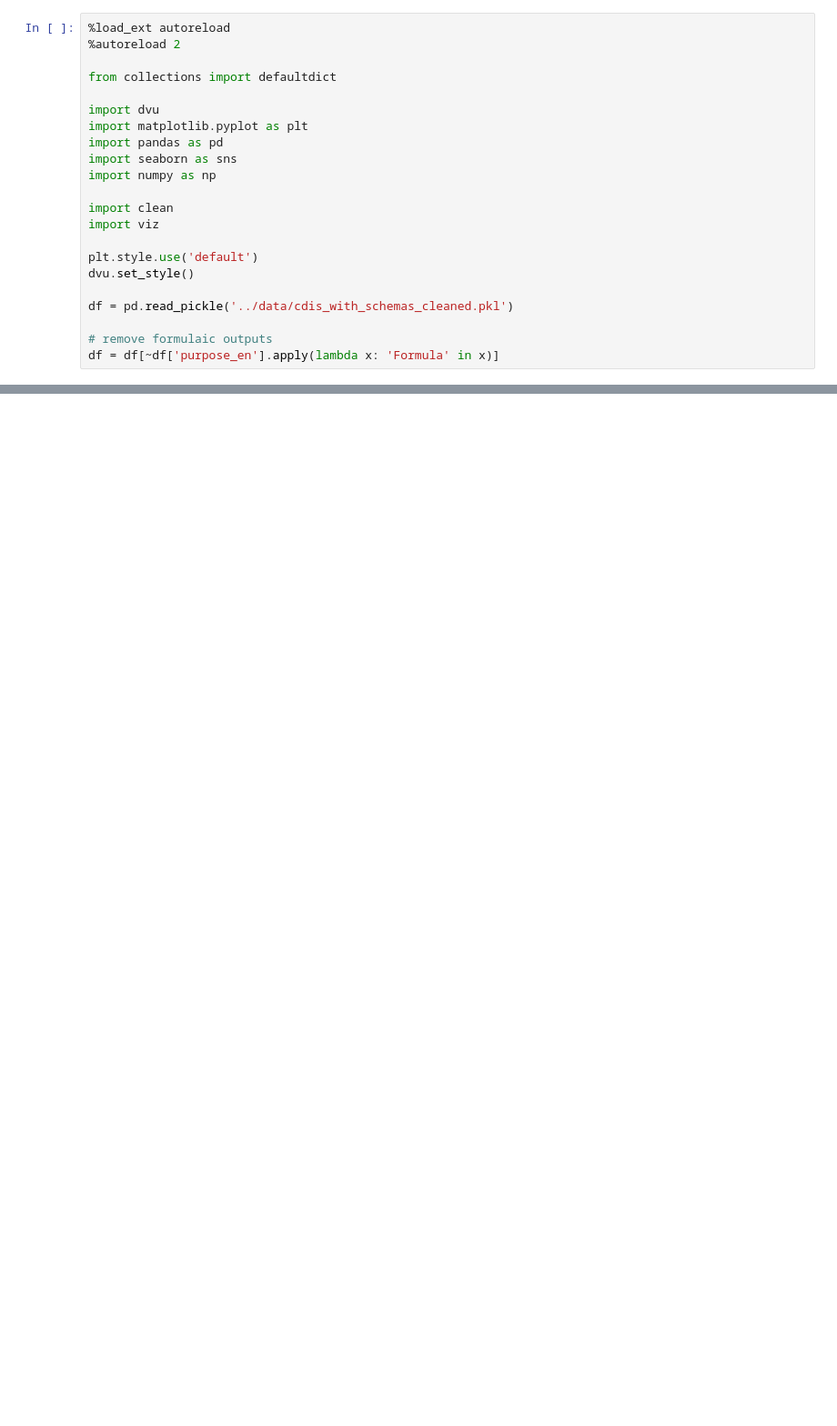
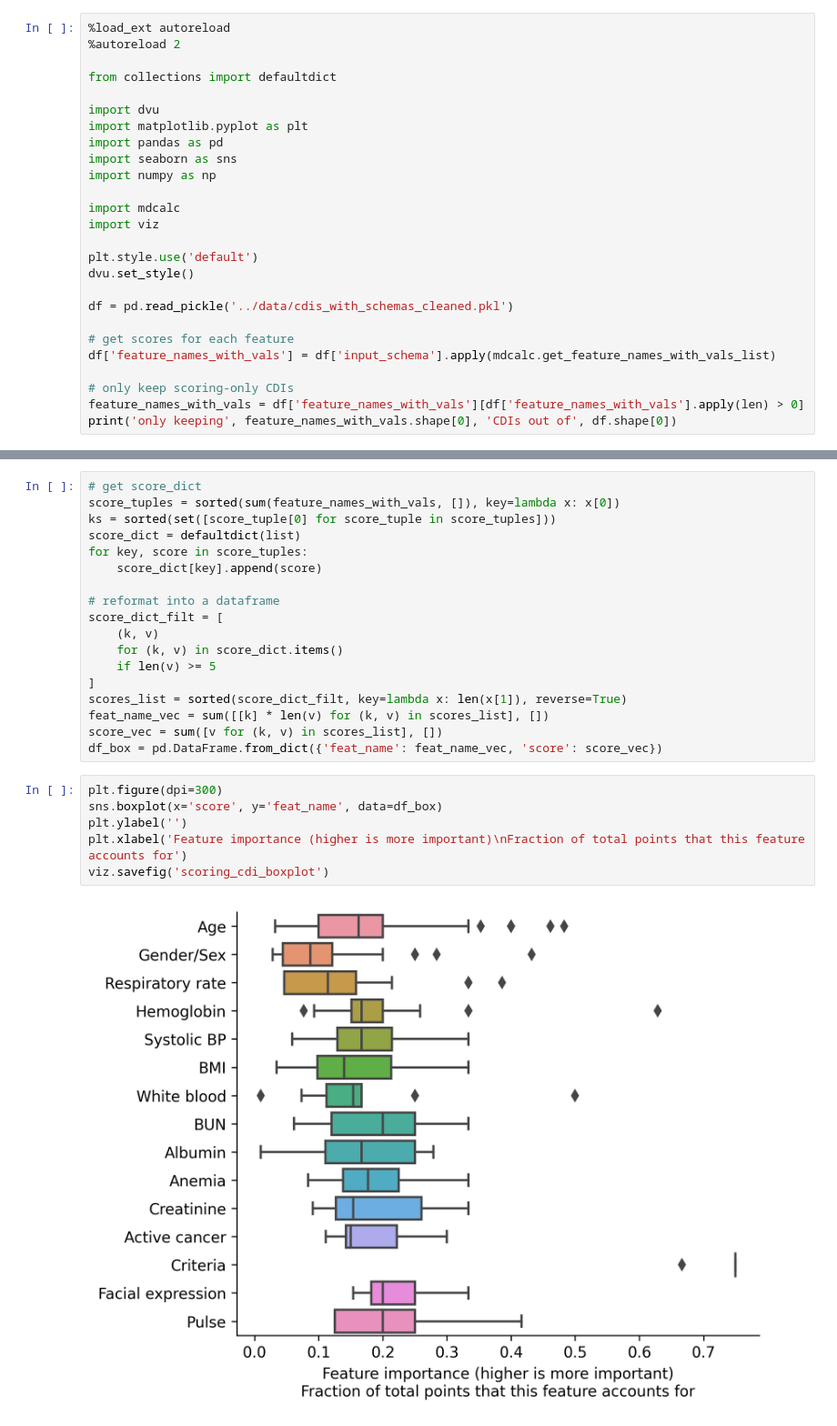
Before and after one commit to csinva/clinical-rule-analysis, a Jupyter notebook: notebooks/05_feature_analysis.ipynb, the cells around one changed output, grey strips where cells are left out. Shown at 91% size. Drawn from its saved outputs; the diff is of its cells as text; blank space fills up the shorter version.

```diff
--- a/notebooks/05_feature_analysis.ipynb
+++ b/notebooks/05_feature_analysis.ipynb
@@ -10,7 +10,7 @@ import pandas as pd
 import seaborn as sns
 import numpy as np
 
-import clean
+import mdcalc
 import viz
 
 plt.style.use('default')
@@ -18,8 +18,12 @@ dvu.set_style()
 
 df = pd.read_pickle('../data/cdis_with_schemas_cleaned.pkl')
 
-# remove formulaic outputs
-df = df[~df['purpose_en'].apply(lambda x: 'Formula' in x)]
+# get scores for each feature
+df['feature_names_with_vals'] = df['input_schema'].apply(mdcalc.get_feature_names_with_vals_list)
+
+# only keep scoring-only CDIs
+feature_names_with_vals = df['feature_names_with_vals'][df['feature_names_with_vals'].apply(len) > 0]
+print('only keeping', feature_names_with_vals.shape[0], 'CDIs out of', df.shape[0])
 # %% [output]
 The autoreload extension is already loaded. To reload it, use:
   %reload_ext autoreload
@@ -25,0 +31,26 @@ The autoreload extension is already loaded. To reload it, use:
+# %%
+# get score_dict
+score_tuples = sorted(sum(feature_names_with_vals, []), key=lambda x: x[0])
+ks = sorted(set([score_tuple[0] for score_tuple in score_tuples]))
+score_dict = defaultdict(list)
+for key, score in score_tuples:
+    score_dict[key].append(score)
+
+# reformat into a dataframe
+score_dict_filt = [
+    (k, v)
+    for (k, v) in score_dict.items()
+    if len(v) >= 5
+]
+scores_list = sorted(score_dict_filt, key=lambda x: len(x[1]), reverse=True)
+feat_name_vec = sum([[k] * len(v) for (k, v) in scores_list], [])
+score_vec = sum([v for (k, v) in scores_list], [])
+df_box = pd.DataFrame.from_dict({'feat_name': feat_name_vec, 'score': score_vec})
+# %%
+plt.figure(dpi=300)
+sns.boxplot(x='score', y='feat_name', data=df_box)
+plt.ylabel('')
+plt.xlabel('Feature importance (higher is more important)\nFraction of total points that this feature accounts for')
+viz.savefig('scoring_cdi_boxplot')
+# %% [output]
+[figure, added]
```
Also changed, not shown: parts of 9 cells of this notebook, 30 other files.
